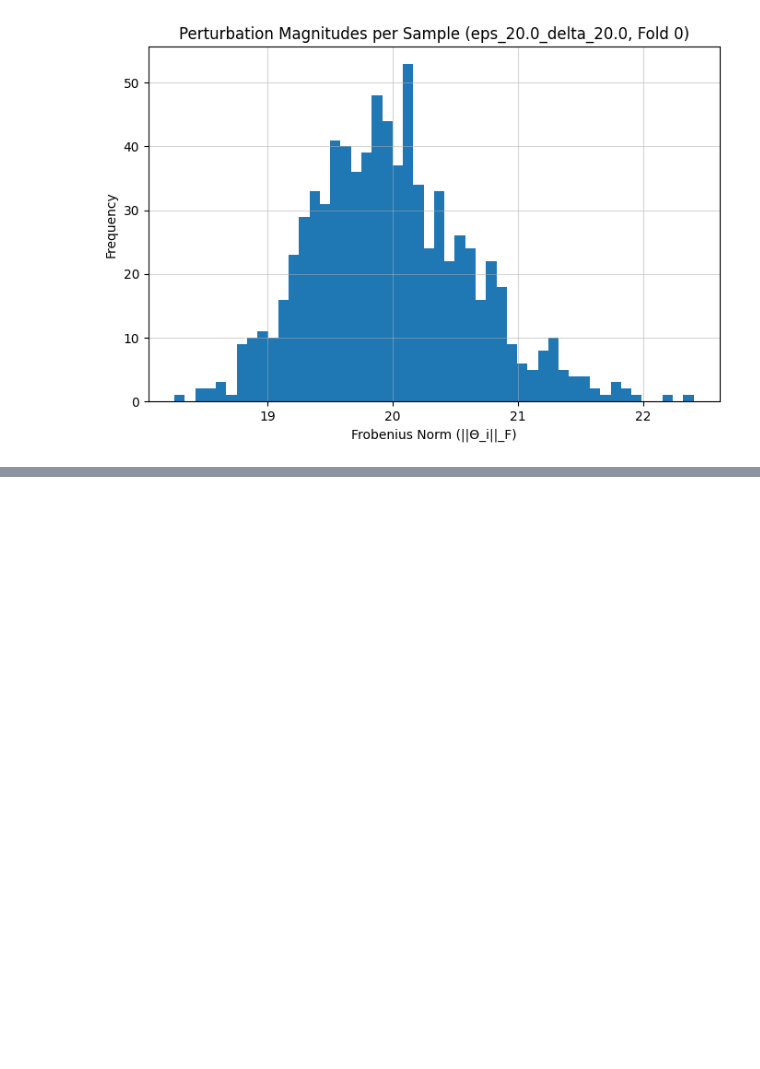
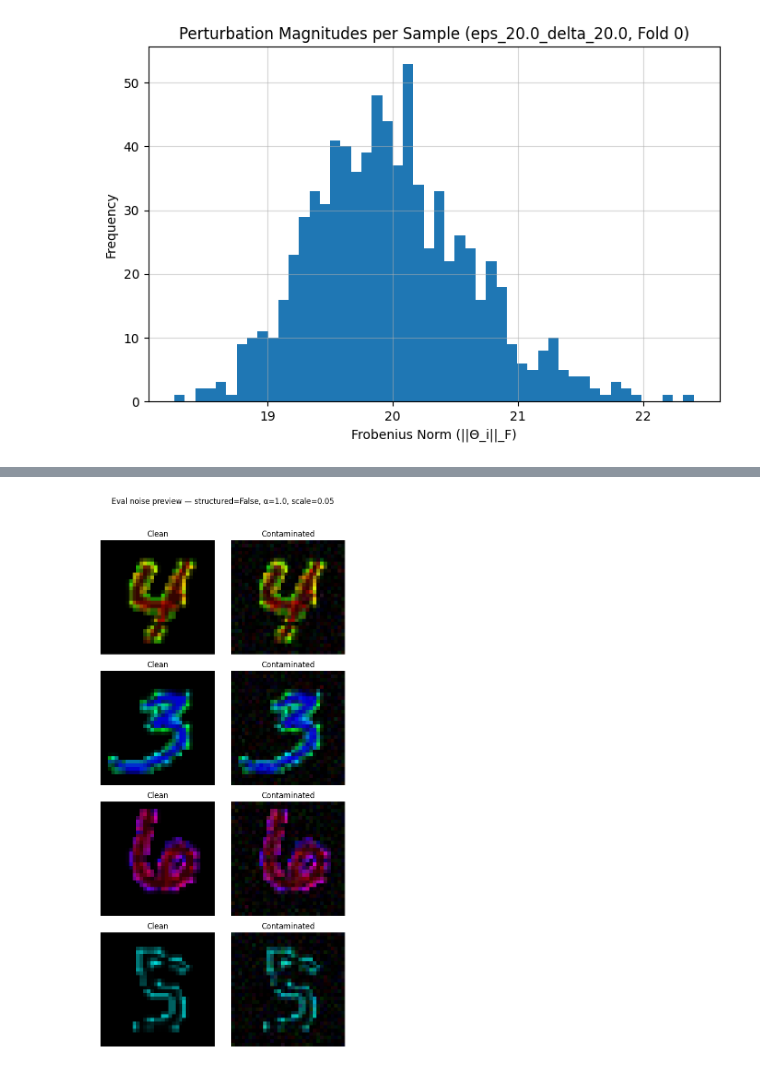
Before and after one commit to yfelekis/GenDiroca, a Jupyter notebook: cmnist.ipynb, the cells around one changed output, grey strips where cells are left out. Cells and saved outputs as stored; diff of their text form; code cells hidden in the pictures; blank space fills up the shorter version.

```diff
--- a/cmnist.ipynb
+++ b/cmnist.ipynb
@@ -3785,0 +4127,47 @@ Clipping input data to the valid range for imshow with RGB data ([0..1] for floa
+# %%
+# === VISUAL CHECK OF EVAL NOISE ===
+import matplotlib.pyplot as plt
+
+fold_to_show = 0
+iota_key = "obs" if "obs" in Dll_samples else list(Dll_samples.keys())[0]
+alpha_eval = 1.0
+noise_scale_eval = NOISE_SCALE_FOR_ALPHA1
+num_samples_to_show = 4
+fixed_seed = 123
+
+test_idx = cv_folds[fold_to_show]['test']
+ll_images, _, ll_digits, ll_colors = Dll_samples[iota_key]
+imgs = ll_images[test_idx]     # (N,3,H,W) in [0,1]
+
+# apply eval noise (structured or i.i.d.) to a COPY
+if USE_STRUCTURED_NOISE:
+    imgs_noisy = eval_apply_sensor_photometric(
+        imgs, alpha=alpha_eval, sensor_std=noise_scale_eval,
+        brightness_jitter=0.05, contrast_jitter=0.05, color_jitter_std=0.015,
+        seed=fixed_seed
+    )
+else:
+    C,H,W = imgs.shape[1:]
+    X = imgs.view(imgs.size(0), -1)
+    Xc = apply_huber_contamination_flat(X, alpha_eval, noise_scale_eval, slice(0, C*H*W),
+                                        seed=fixed_seed, loc=0.0, clamp01=True)
+    imgs_noisy = Xc.view(-1, 3, H, W)
+
+N = imgs.size(0)
+idxs = np.random.default_rng(fixed_seed+1).choice(N, size=min(num_samples_to_show, N), replace=False)
+
+def to01(x):
+    x = x.detach().cpu().float()
+    return x.clamp(0,1).permute(1,2,0).numpy()
+
+fig, axes = plt.subplots(len(idxs), 2, figsize=(6, 3*len(idxs)))
+if len(idxs) == 1:
+    axes = np.array([axes])
+for r, k in enumerate(idxs):
+    axes[r,0].imshow(to01(imgs[k]));       axes[r,0].set_title("Clean");       axes[r,0].axis('off')
+    axes[r,1].imshow(to01(imgs_noisy[k])); axes[r,1].set_title("Contaminated"); axes[r,1].axis('off')
+plt.suptitle(f"Eval noise preview — structured={USE_STRUCTURED_NOISE}, α={alpha_eval}, scale={noise_scale_eval}", y=1.02)
+plt.tight_layout()
+plt.show()
+# %% [output]
+[figure, added]
```
Also changed, not shown: parts of 5 cells of this notebook, 11 other files.
